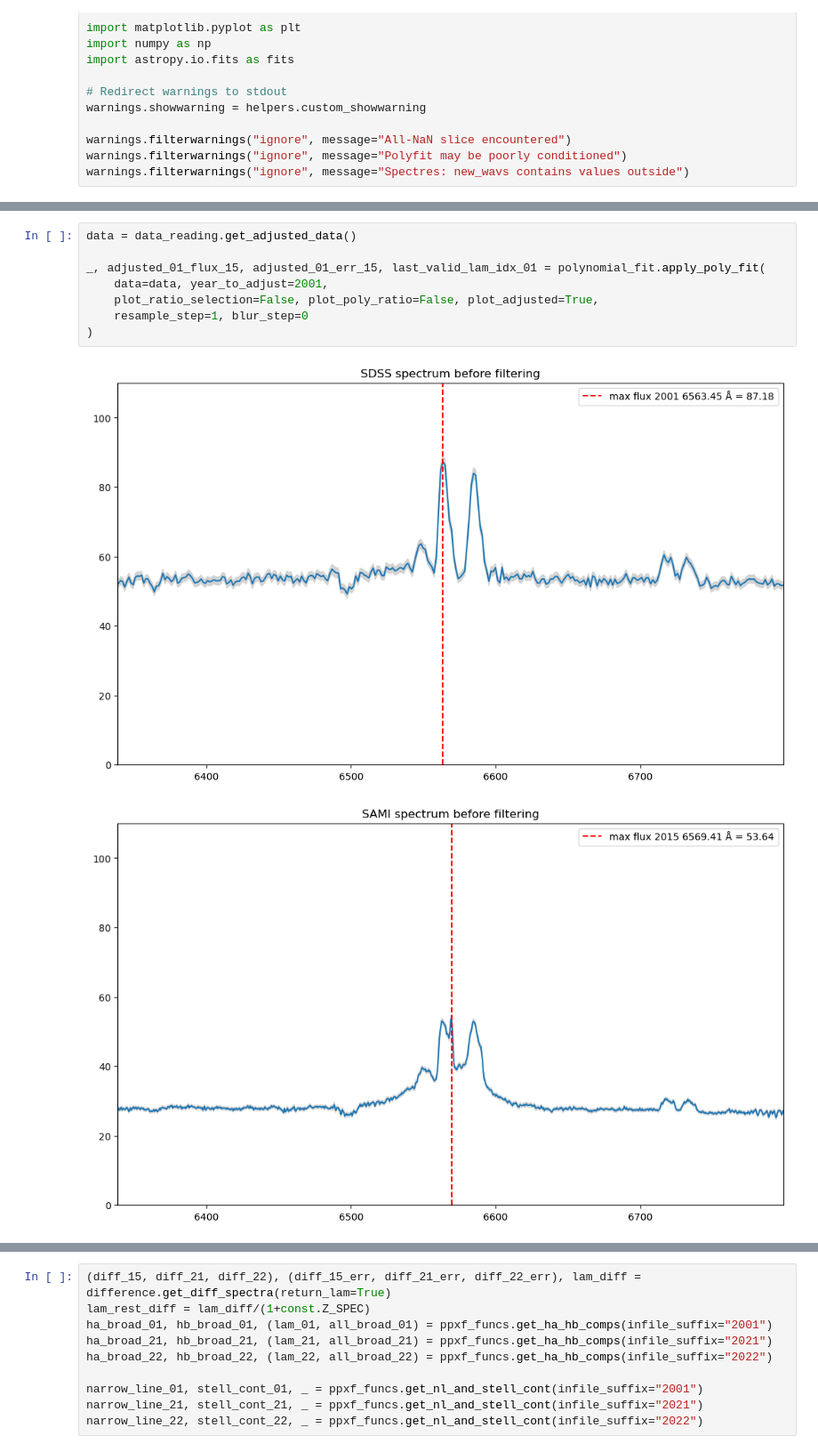
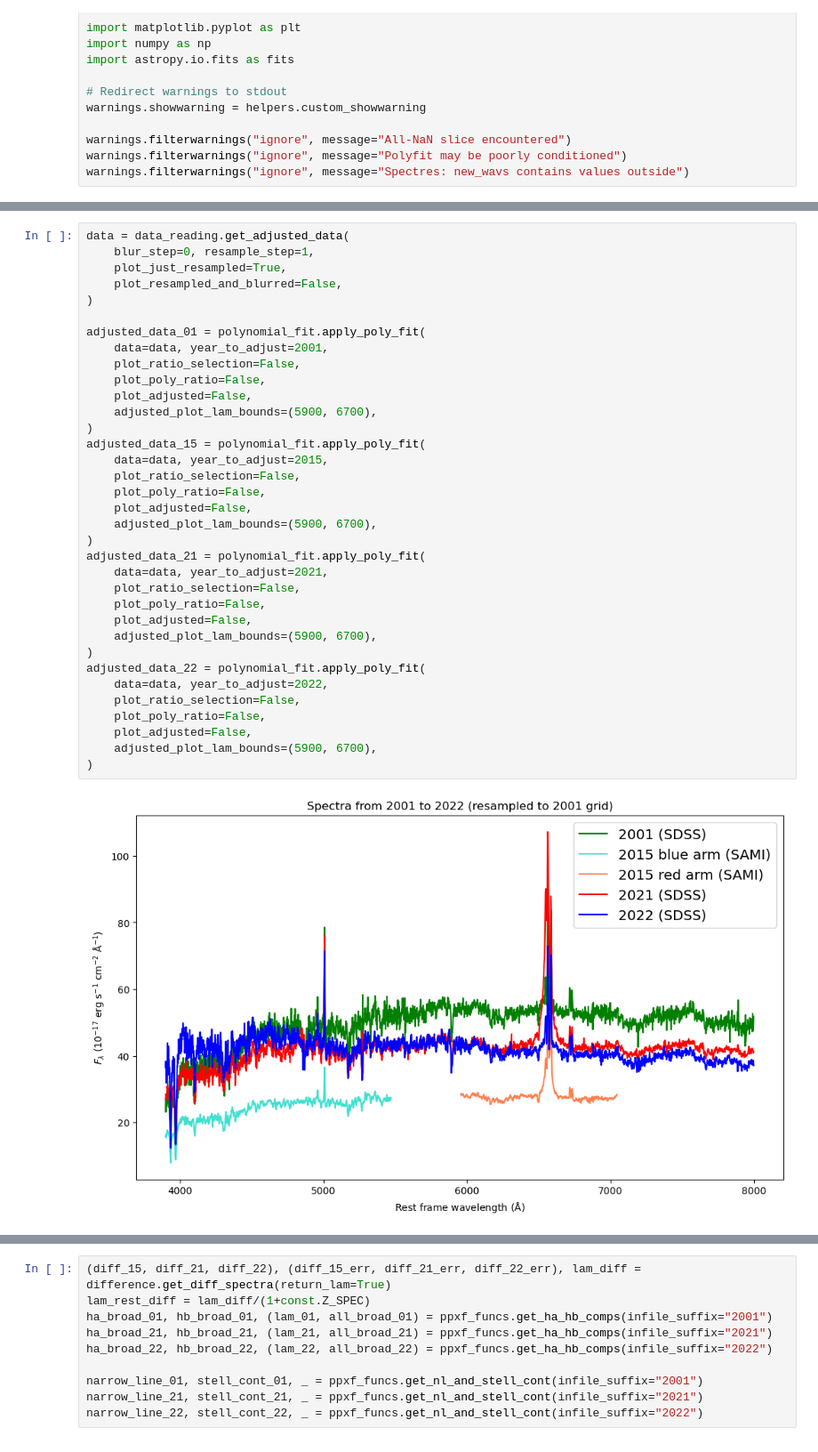
Before and after one commit to things-0/denison_2026, a Jupyter notebook: oli/test_workspace.ipynb, the cells around one changed output, grey strips where cells are left out. Shown at 89% size. Cells and saved outputs as stored; diff of their text form.

```diff
--- a/oli/test_workspace.ipynb
+++ b/oli/test_workspace.ipynb
@@ -38,11 +40,37 @@ WARNING (/Users/o_thorp/Downloads/my_stuff/Uni/other/scholarships/denison_2026/o
 # %%
-data = data_reading.get_adjusted_data()
+data = data_reading.get_adjusted_data(
+    blur_step=0, resample_step=1,
+    plot_just_resampled=True,
+    plot_resampled_and_blurred=False,
+)
 
-_, adjusted_01_flux_15, adjusted_01_err_15, last_valid_lam_idx_01 = polynomial_fit.apply_poly_fit(
+adjusted_data_01 = polynomial_fit.apply_poly_fit(
     data=data, year_to_adjust=2001,
-    plot_ratio_selection=False, plot_poly_ratio=False, plot_adjusted=True,
-    resample_step=1, blur_step=0
+    plot_ratio_selection=False,
+    plot_poly_ratio=False,
+    plot_adjusted=False,
+    adjusted_plot_lam_bounds=(5900, 6700),
 )
+adjusted_data_15 = polynomial_fit.apply_poly_fit(
+    data=data, year_to_adjust=2015,
+    plot_ratio_selection=False,
+    plot_poly_ratio=False,
+    plot_adjusted=False,
+    adjusted_plot_lam_bounds=(5900, 6700),
+)
+adjusted_data_21 = polynomial_fit.apply_poly_fit(
+    data=data, year_to_adjust=2021,
+    plot_ratio_selection=False,
+    plot_poly_ratio=False,
+    plot_adjusted=False,
+    adjusted_plot_lam_bounds=(5900, 6700),
+)
+adjusted_data_22 = polynomial_fit.apply_poly_fit(
+    data=data, year_to_adjust=2022,
+    plot_ratio_selection=False,
+    plot_poly_ratio=False,
+    plot_adjusted=False,
+    adjusted_plot_lam_bounds=(5900, 6700),
+)
 # %% [output]
-[figure, old version]
+[figure, new version]
-[figure, removed]
```
Also changed, not shown: parts of 15 cells of this notebook, 7 other files.
